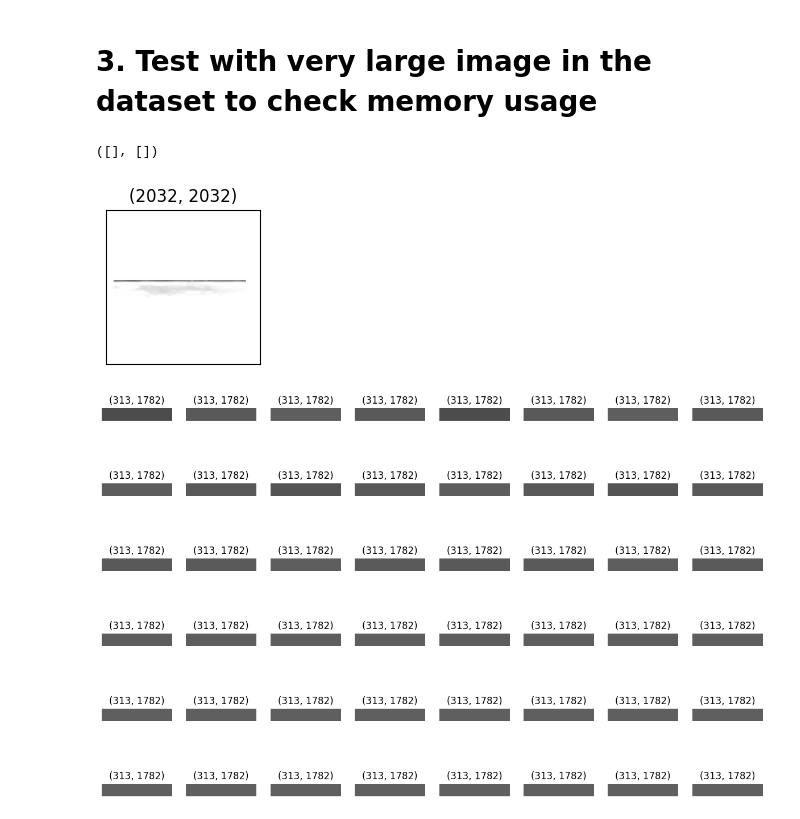
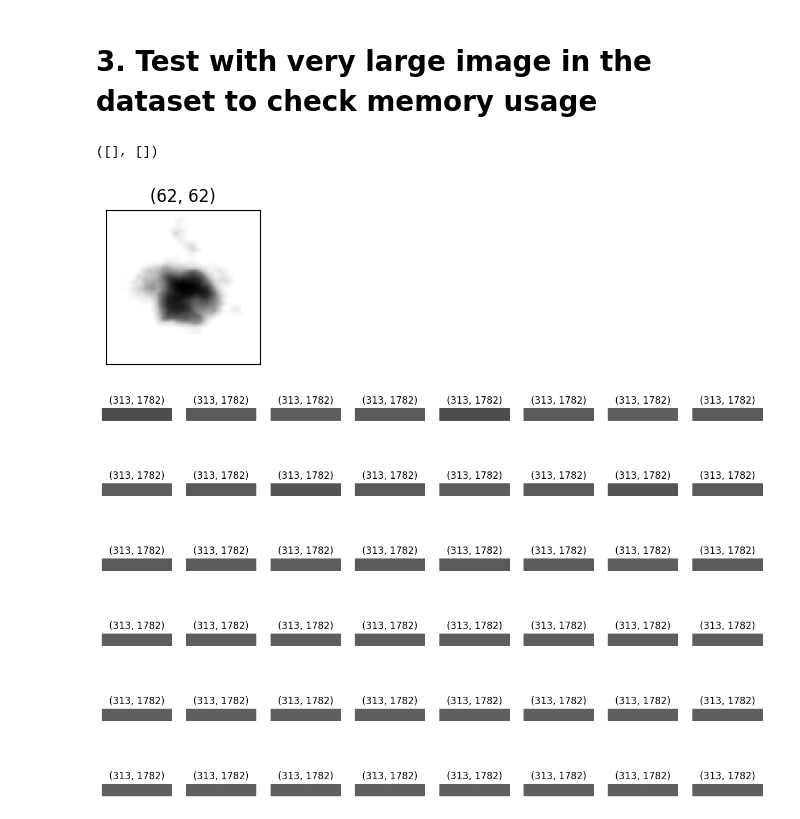
Before and after one commit to ledvic/_Plankton_Zooscan-Machine_Learning, a Jupyter notebook: _pyscripts/extract_gabor_filter_for_an_image.ipynb, the cells around one changed output. Cells and saved outputs as stored; diff of their text form; code cells hidden in the pictures.

```diff
--- a/_pyscripts/extract_gabor_filter_for_an_image.ipynb
+++ b/_pyscripts/extract_gabor_filter_for_an_image.ipynb
@@ -215,17 +223,17 @@ dfFoldTraining_1 = pd.read_csv('..//_inputs//_images_Zooscan//_Zooscan-training-
 # %%
 # read an image for testing
-img = io.imread(dfFoldTraining_1["filenames"][82])
+img = io.imread(dfFoldTraining_1["filenames"][5993])
 
 plt.figure(figsize=(5,2))
 
 plt.imshow(img,cmap='Greys_r')
 
 plt.title(str(img.shape))
 plt.xticks([])
 plt.yticks([])
 # %% [output]
 ([], [])
-[figure, old version]
+[figure, new version]
 # %%
 img = np.copy(cropped_image)
 # %%
```
Also changed, not shown: parts of 10 cells of this notebook, 2 other files.
